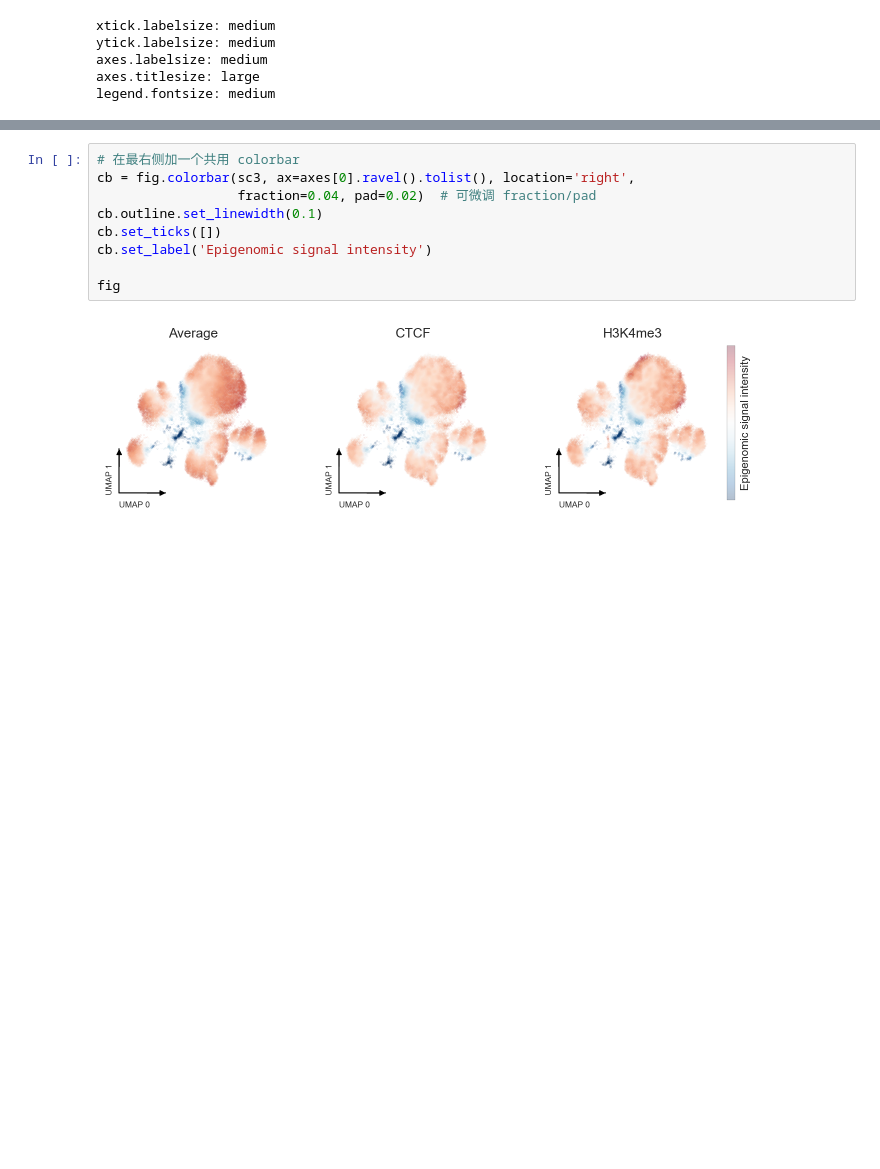
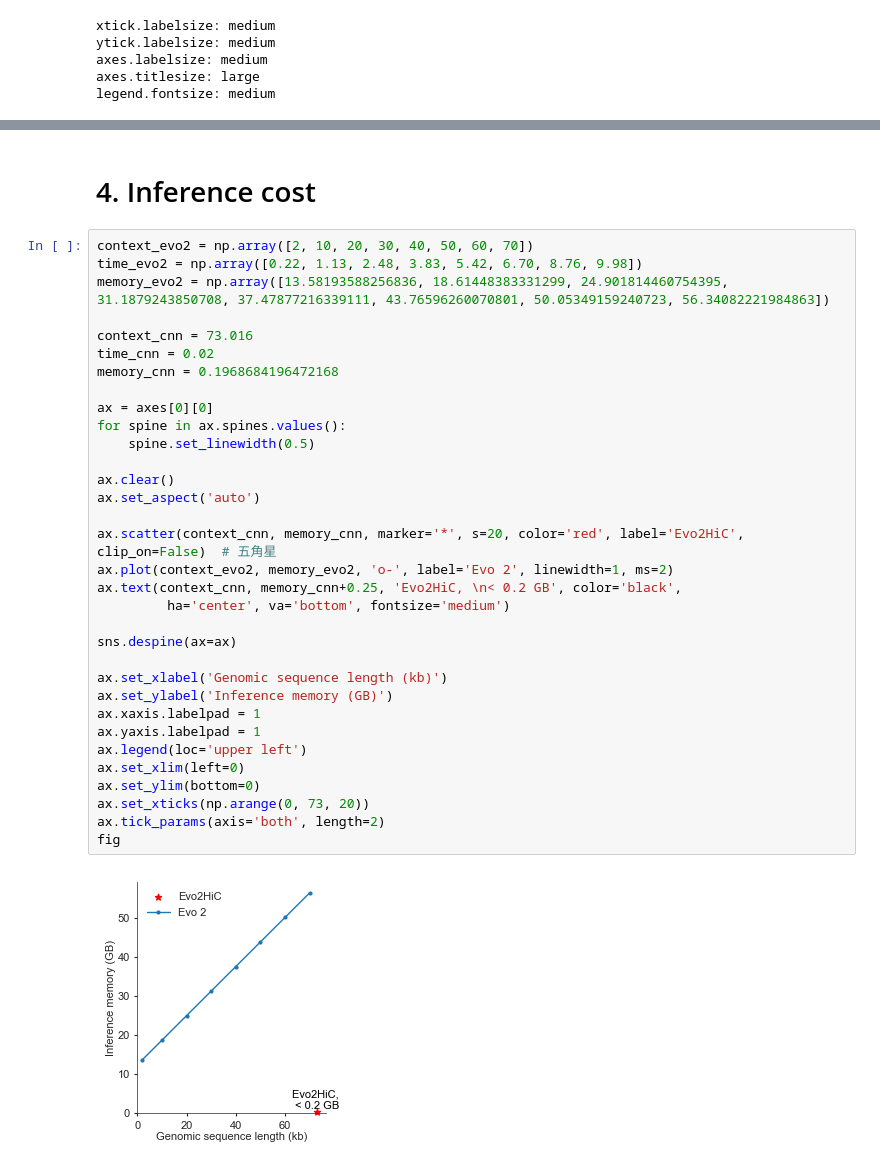
Before and after one commit to SocraLee/Evo2HiC-Figures, a Jupyter notebook: scripts/plot_supp2.ipynb, the cells around one changed output, grey strips where cells are left out. Cells and saved outputs as stored; diff of their text form; blank space fills up the shorter version.

```diff
--- a/scripts/plot_supp2.ipynb
+++ b/scripts/plot_supp2.ipynb
@@ -236,11 +89,37 @@ fig
-# %%
-# 在最右侧加一个共用 colorbar
-cb = fig.colorbar(sc3, ax=axes[0].ravel().tolist(), location='right',
-                  fraction=0.04, pad=0.02)  # 可微调 fraction/pad
-cb.outline.set_linewidth(0.1)
-cb.set_ticks([])
-cb.set_label('Epigenomic signal intensity')
-
-fig
-# %% [output]
-[figure, removed]
+# %% [markdown]
+# 4. Inference cost
+# %%
+context_evo2 = np.array([2, 10, 20, 30, 40, 50, 60, 70])
+time_evo2 = np.array([0.22, 1.13, 2.48, 3.83, 5.42, 6.70, 8.76, 9.98])
+memory_evo2 = np.array([13.58193588256836, 18.61448383331299, 24.901814460754395, 31.1879243850708, 37.47877216339111, 43.76596260070801, 50.05349159240723, 56.34082221984863])
+
+context_cnn = 73.016
+time_cnn = 0.02
+memory_cnn = 0.1968684196472168
+
+ax = axes[0][0]
+for spine in ax.spines.values():
+    spine.set_linewidth(0.5)
+
+ax.clear()
+ax.set_aspect('auto')
+
+ax.scatter(context_cnn, memory_cnn, marker='*', s=20, color='red', label='Evo2HiC', clip_on=False)  # 五角星
+ax.plot(context_evo2, memory_evo2, 'o-', label='Evo 2', linewidth=1, ms=2)
+ax.text(context_cnn, memory_cnn+0.25, 'Evo2HiC, \n< 0.2 GB', color='black',
+         ha='center', va='bottom', fontsize='medium')
+
+sns.despine(ax=ax)
+
+ax.set_xlabel('Genomic sequence length (kb)')
+ax.set_ylabel('Inference memory (GB)')
+ax.xaxis.labelpad = 1
+ax.yaxis.labelpad = 1
+ax.legend(loc='upper left')
+ax.set_xlim(left=0)
+ax.set_ylim(bottom=0)
+ax.set_xticks(np.arange(0, 73, 20))
+ax.tick_params(axis='both', length=2)
+fig
+# %% [output]
+[figure, added]
```
Also changed, not shown: parts of 11 cells of this notebook, 35 other files.
